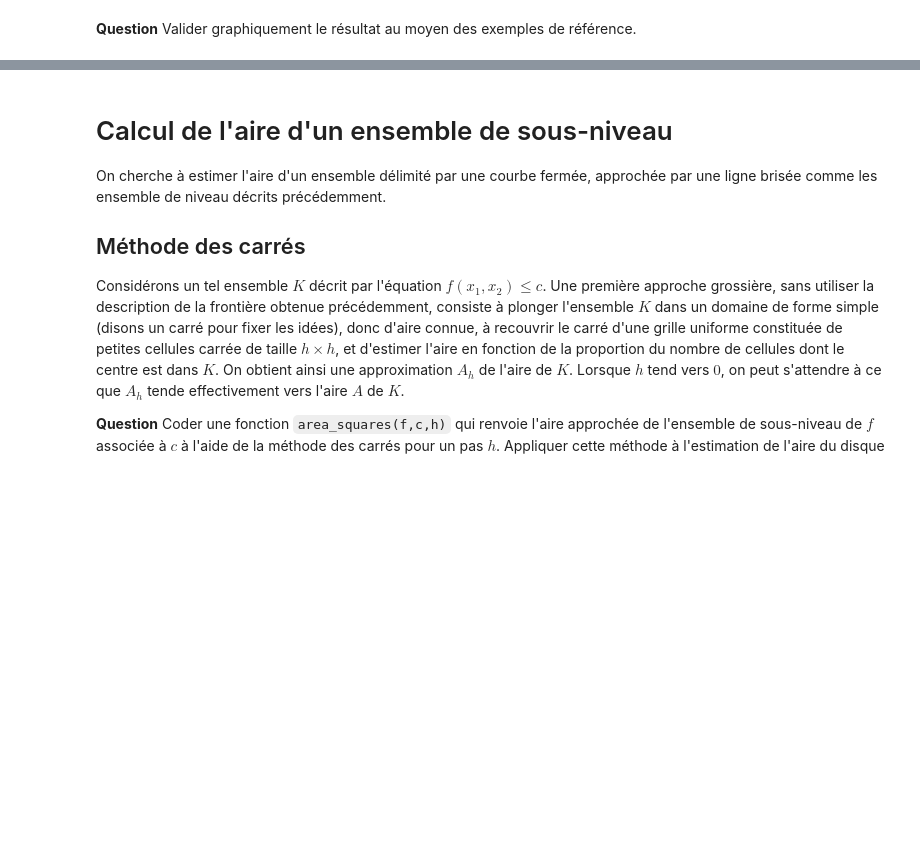
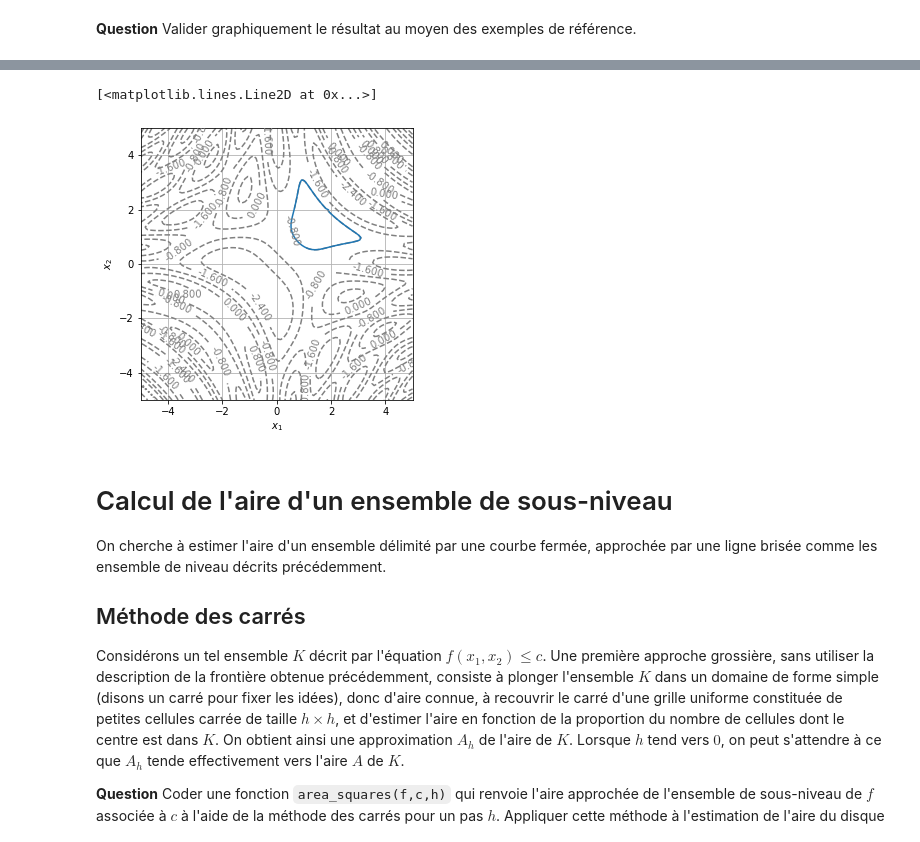
Before and after one commit to MathisGit/Projet-numerique, a Jupyter notebook: Projet numérique - Calcul différentiel.ipynb, the cells around one changed output, grey strips where cells are left out. Drawn from its saved outputs; the diff is of its cells as text; code cells hidden in the pictures; blank space fills up the shorter version.

```diff
--- a/Projet numérique - Calcul différentiel.ipynb
+++ b/Projet numérique - Calcul différentiel.ipynb
@@ -272,3 +319,15 @@ L'algorithme précédent est malheureusement susceptible de faire plusieurs fois
+# %%
+display_contour(
+    f3,
+    x=np.linspace(-5.0, 5.0, 100),
+    y=np.linspace(-5.0, 5.0, 100),
+    levels=5, # 5 levels, automatically selected
+)
+tab = level_curve2(f3, 1.9,2., -0.8)
+plt.plot(tab[0],tab[1])
+# %% [output]
+[<matplotlib.lines.Line2D at 0x...>]
+[figure, added]
 # %% [markdown]
 # Calcul de l'aire d'un ensemble de sous-niveau
 On cherche à estimer l'aire d'un ensemble délimité par une courbe fermée, approchée par une ligne brisée comme les ensemble de niveau décrits précédemment.
```
Also changed, not shown: parts of 10 cells of this notebook.
